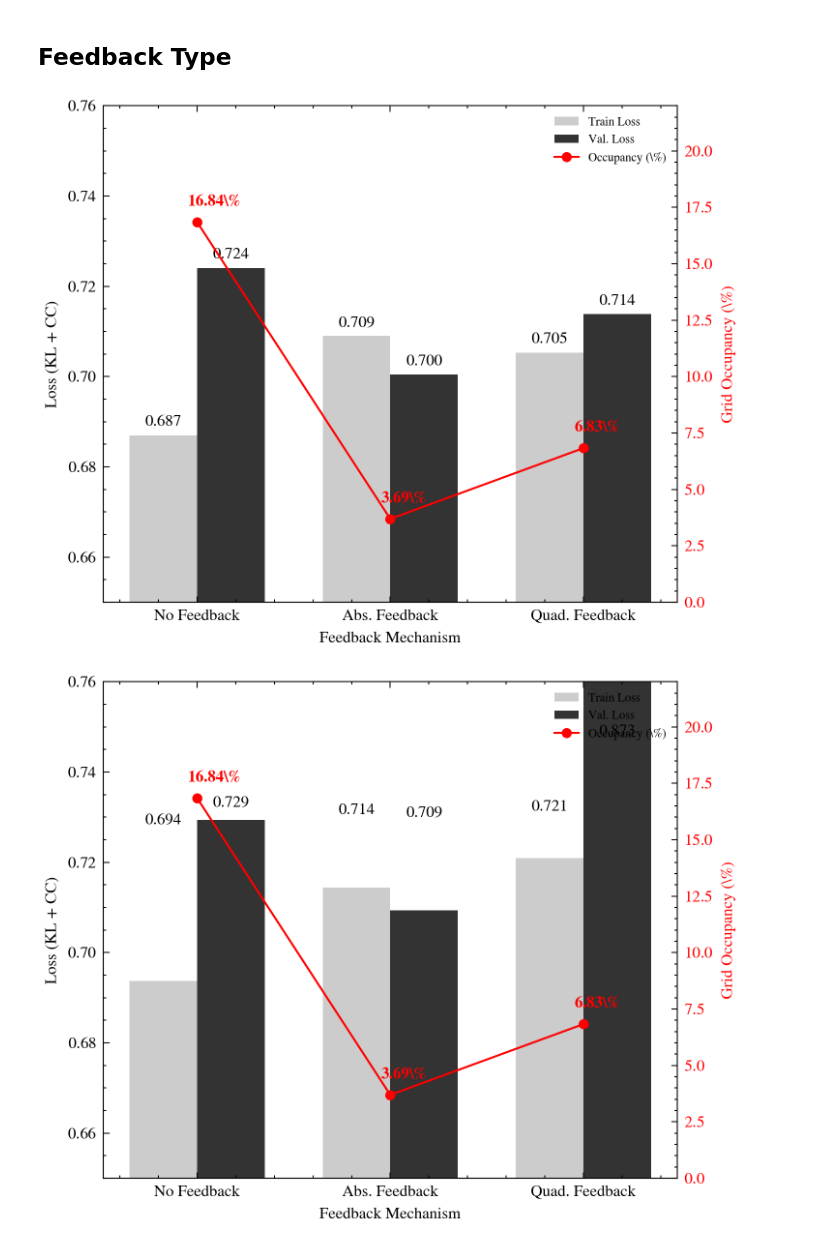
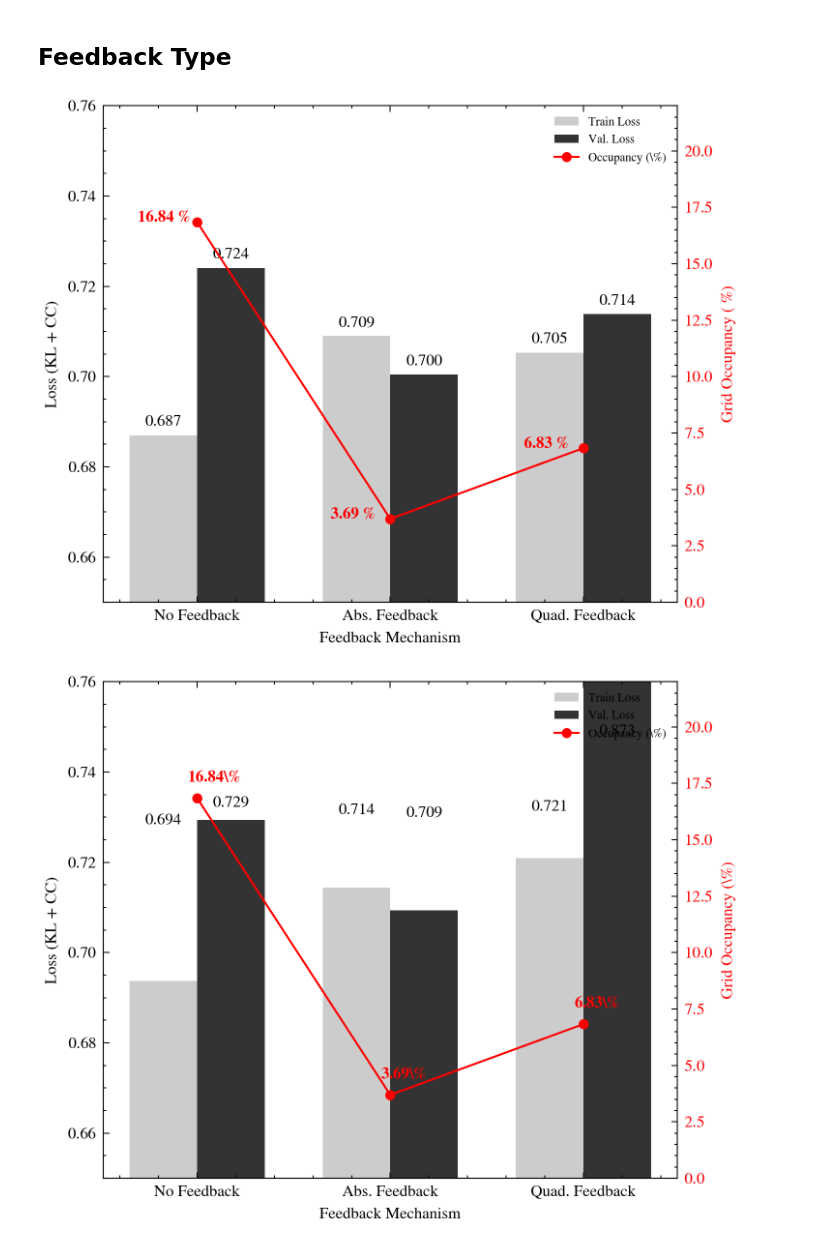
Before and after one commit to mlewandowski0/sillicon-retina, a Jupyter notebook: paper-figures/analysis_saliency.ipynb, the cells around one changed output. Saved outputs shown, nothing was run; the diff lists cells and outputs as text; code cells hidden in the pictures.

```diff
--- a/paper-figures/analysis_saliency.ipynb
+++ b/paper-figures/analysis_saliency.ipynb
@@ -327,37 +330,37 @@ ax1.set_ylabel('Loss (KL + CC)')
 ax1.set_xticks(x)
 ax1.set_xticklabels(names)
 ax1.set_ylim(0.65, 0.76) # Increased slightly to fit labels
 
 # Secondary axis for Occupancy
 ax2 = ax1.twinx()
 line = ax2.plot(x, grids_occupancy, color='C1', marker='o', markersize=4, label='Occupancy (\%)')
 
 autolabel(rects1)
 autolabel(rects2)
 
 # Add text labels next to data points for Occupancy
 for i, txt in enumerate(grids_occupancy):
-    ax2.annotate(f'{txt:.2f}\%',
+    ax2.annotate(f'{txt:.2f} %',
                  (x[i]-0.1, grids_occupancy[i] + 0.9),
-                 xytext=(5, 0),
+                 xytext=(-20, -8),
                  textcoords='offset points',
                  va='center', color='C1', weight='bold', fontsize=8)
 
-ax2.set_ylabel('Grid Occupancy (\%)', color='C1')
+ax2.set_ylabel('Grid Occupancy ( %)', color='C1')
 ax2.set_ylim(0, 22) # Increased slightly to fit labels
 ax2.tick_params(axis='y', labelcolor='C1')
 
 # Unified Legend
 lines_1, labels_1 = ax1.get_legend_handles_labels()
 lines_2, labels_2 = ax2.get_legend_handles_labels()
 ax1.legend(lines_1 + lines_2, labels_1 + labels_2, loc='upper right', fontsize='6')
 
 #plt.title('Performance and Sparsity vs. Feedback Mechanism')
 fig.tight_layout()
 plt.savefig('feedback_comparison_detailed.png')
 plt.show()
 # %% [output]
-[figure, old version]
+[figure, new version]
 # %%
 import matplotlib.pyplot as plt
 import scienceplots
```
Also changed, not shown: parts of 7 cells of this notebook, 14 other files.
